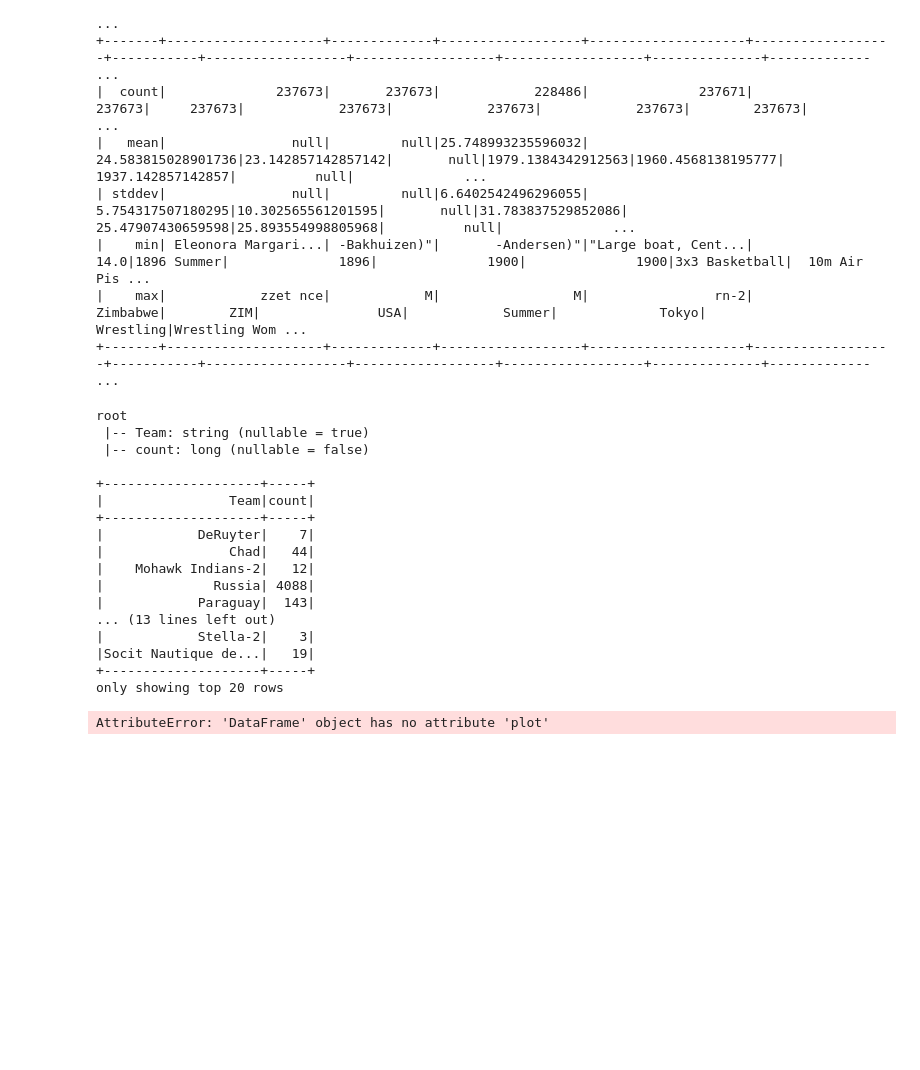
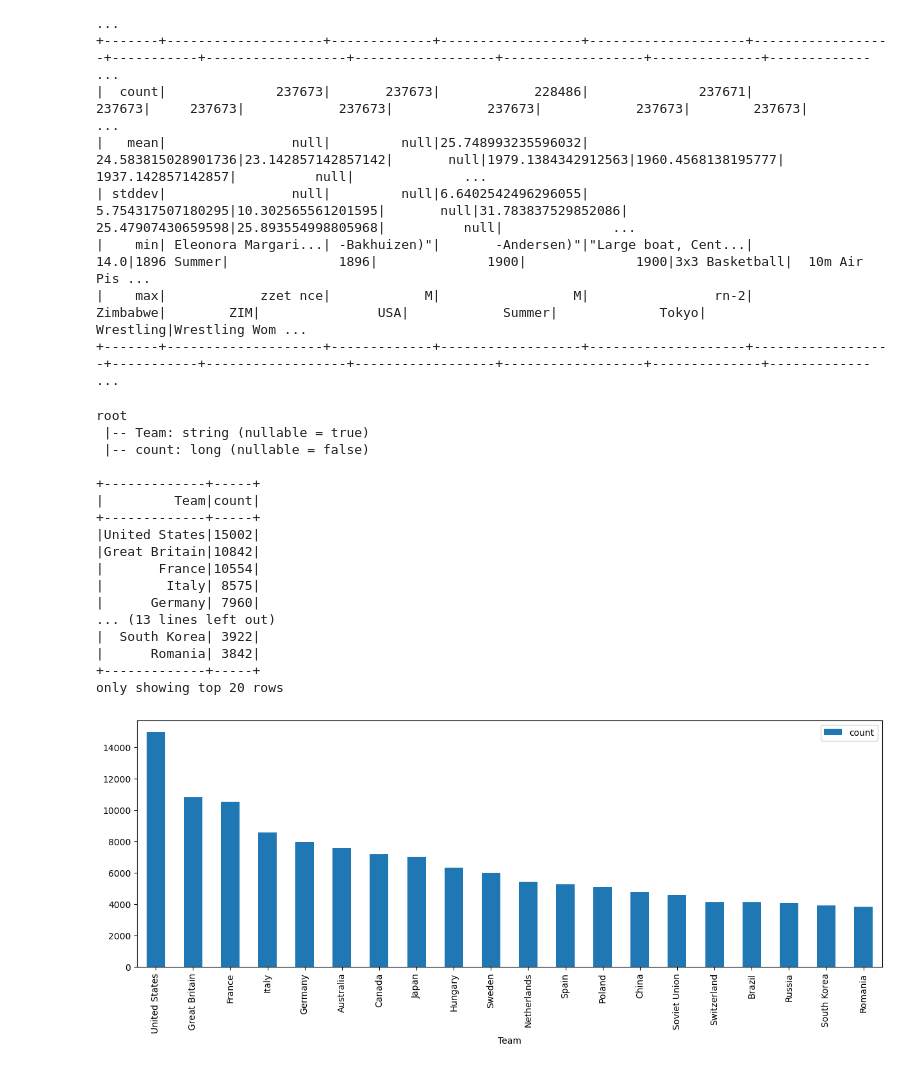
Before and after one commit to binda7/OG_pandas_pySpark_compare, a Jupyter notebook: Summer_Athletes_Olimpics_Analytics_PySpark_and_MatPlotLib.ipynb, the cells around one changed output. Drawn from its saved outputs; the diff is of its cells as text; code cells hidden in the pictures; blank space fills up the shorter version.

```diff
--- a/Summer_Athletes_Olimpics_Analytics_PySpark_and_MatPlotLib.ipynb
+++ b/Summer_Athletes_Olimpics_Analytics_PySpark_and_MatPlotLib.ipynb
@@ -12,7 +15,10 @@ summer_athletes = spark.read.csv("Athletes_summer_games.csv",
 
 summer_athletes = summer_athletes.withColumn("index_col", summer_athletes["_c0"]).drop("_c0")
 
-# Time 0.5s
+summer_athletes = summer_athletes.withColumn("Age", summer_athletes["Age"].cast("int"))
+summer_athletes = summer_athletes.withColumn("Year", summer_athletes["Year"].cast("int"))
+
+# Time 4.4s
 # %%
 summer_athletes.show()
 
@@ -81,28 +87,35 @@ desc.show()
 +-------+--------------------+-------------+------------------+--------------------+------------------+-----------+------------------+------------------+------------------+--------------+------------- ...
 # %%
 count_value_of_teams = summer_athletes.groupBy("Team").count()
-
+count_value_of_teams = count_value_of_teams.orderBy("count", ascending=False)
 count_value_of_teams.printSchema()
 count_value_of_teams.show()
+
+# Time 0.6s
 # %% [output]
 root
  |-- Team: string (nullable = true)
  |-- count: long (nullable = false)
 
-+--------------------+-----+
-|                Team|count|
-+--------------------+-----+
-|            DeRuyter|    7|
-|                Chad|   44|
-|    Mohawk Indians-2|   12|
-|              Russia| 4088|
-|            Paraguay|  143|
++-------------+-----+
+|         Team|count|
++-------------+-----+
+|United States|15002|
+|Great Britain|10842|
+|       France|10554|
+|        Italy| 8575|
+|      Germany| 7960|
 ... (13 lines left out)
-|            Stella-2|    3|
-|Socit Nautique de...|   19|
-+--------------------+-----+
+|  South Korea| 3922|
+|      Romania| 3842|
++-------------+-----+
 only showing top 20 rows
-# %%
-count_value_of_teams.plot.bar()
-# %% [output]
-AttributeError: 'DataFrame' object has no attribute 'plot'
+# %%
+df =  count_value_of_teams.limit(20).toPandas()
+
+df.plot(kind='bar', x='Team', y='count', figsize=(15,5))
+plt.show()
+
+# Time 0.7s
+# %% [output]
+[figure, added]
```
Also changed, not shown: parts of 13 cells of this notebook.
